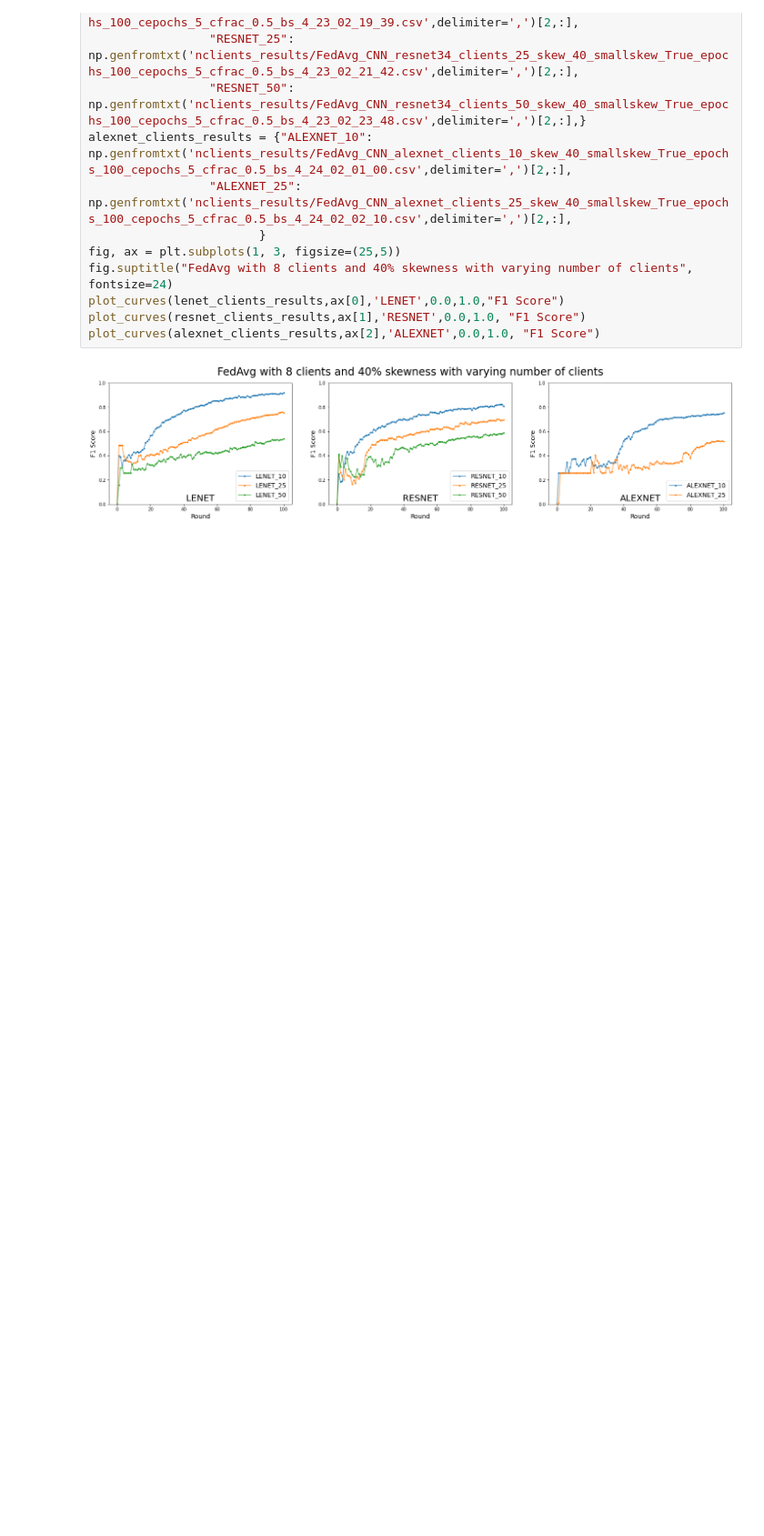
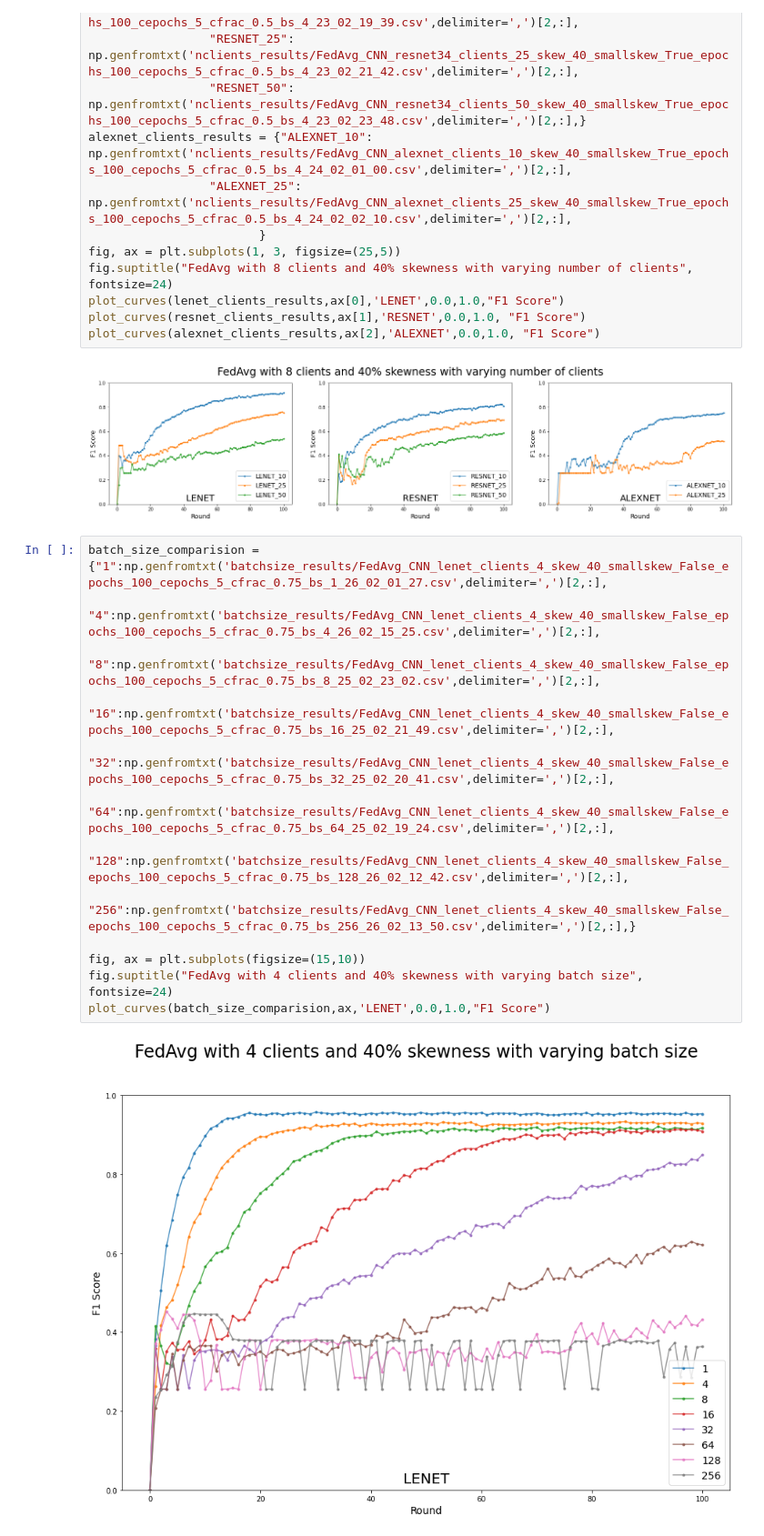
Before and after one commit to anandcu3/Federated-Learning-for-Remote-Sensing, a Jupyter notebook: the new plots notebook.ipynb, the cells around one changed output. Shown at 91% size. Saved outputs shown, nothing was run; the diff lists cells and outputs as text; blank space fills up the shorter version.

Commit message:
Added bs plot

```diff
--- a/the new plots notebook.ipynb
+++ b/the new plots notebook.ipynb
@@ -177,3 +177,18 @@ plot_curves(resnet_clients_results,ax[1],'RESNET',0.0,1.0, "F1 Score")
 plot_curves(alexnet_clients_results,ax[2],'ALEXNET',0.0,1.0, "F1 Score")
 # %% [output]
 [figure]
+# %%
+batch_size_comparision = {"1":np.genfromtxt('batchsize_results/FedAvg_CNN_lenet_clients_4_skew_40_smallskew_False_epochs_100_cepochs_5_cfrac_0.75_bs_1_26_02_01_27.csv',delimiter=',')[2,:],
+                          "4":np.genfromtxt('batchsize_results/FedAvg_CNN_lenet_clients_4_skew_40_smallskew_False_epochs_100_cepochs_5_cfrac_0.75_bs_4_26_02_15_25.csv',delimiter=',')[2,:],
+                          "8":np.genfromtxt('batchsize_results/FedAvg_CNN_lenet_clients_4_skew_40_smallskew_False_epochs_100_cepochs_5_cfrac_0.75_bs_8_25_02_23_02.csv',delimiter=',')[2,:],
+                          "16":np.genfromtxt('batchsize_results/FedAvg_CNN_lenet_clients_4_skew_40_smallskew_False_epochs_100_cepochs_5_cfrac_0.75_bs_16_25_02_21_49.csv',delimiter=',')[2,:],
+                          "32":np.genfromtxt('batchsize_results/FedAvg_CNN_lenet_clients_4_skew_40_smallskew_False_epochs_100_cepochs_5_cfrac_0.75_bs_32_25_02_20_41.csv',delimiter=',')[2,:],
+                          "64":np.genfromtxt('batchsize_results/FedAvg_CNN_lenet_clients_4_skew_40_smallskew_False_epochs_100_cepochs_5_cfrac_0.75_bs_64_25_02_19_24.csv',delimiter=',')[2,:],
+                          "128":np.genfromtxt('batchsize_results/FedAvg_CNN_lenet_clients_4_skew_40_smallskew_False_epochs_100_cepochs_5_cfrac_0.75_bs_128_26_02_12_42.csv',delimiter=',')[2,:],
+                          "256":np.genfromtxt('batchsize_results/FedAvg_CNN_lenet_clients_4_skew_40_smallskew_False_epochs_100_cepochs_5_cfrac_0.75_bs_256_26_02_13_50.csv',delimiter=',')[2,:],}
+
+fig, ax = plt.subplots(figsize=(15,10))
+fig.suptitle("FedAvg with 4 clients and 40% skewness with varying batch size", fontsize=24)
+plot_curves(batch_size_comparision,ax,'LENET',0.0,1.0,"F1 Score")
+# %% [output]
+[figure, added]
```
